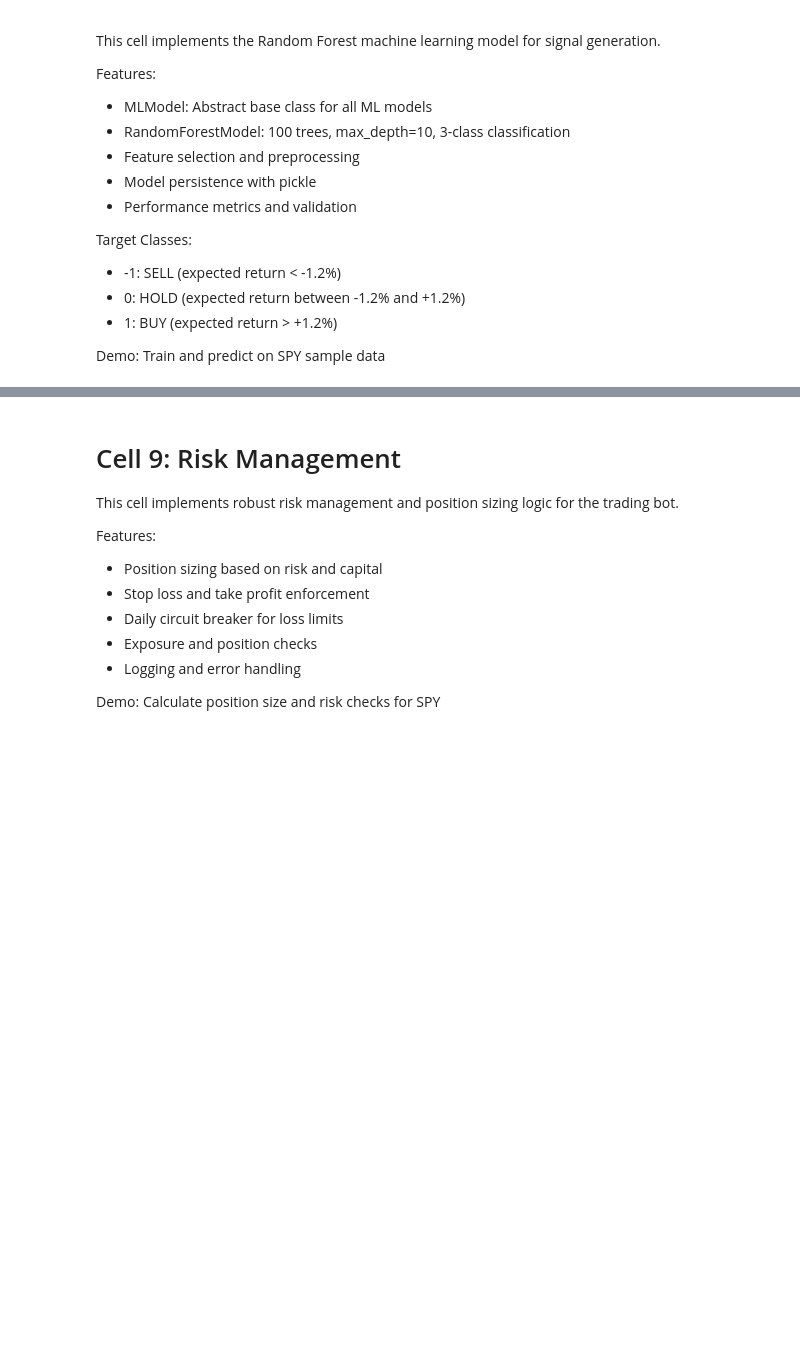
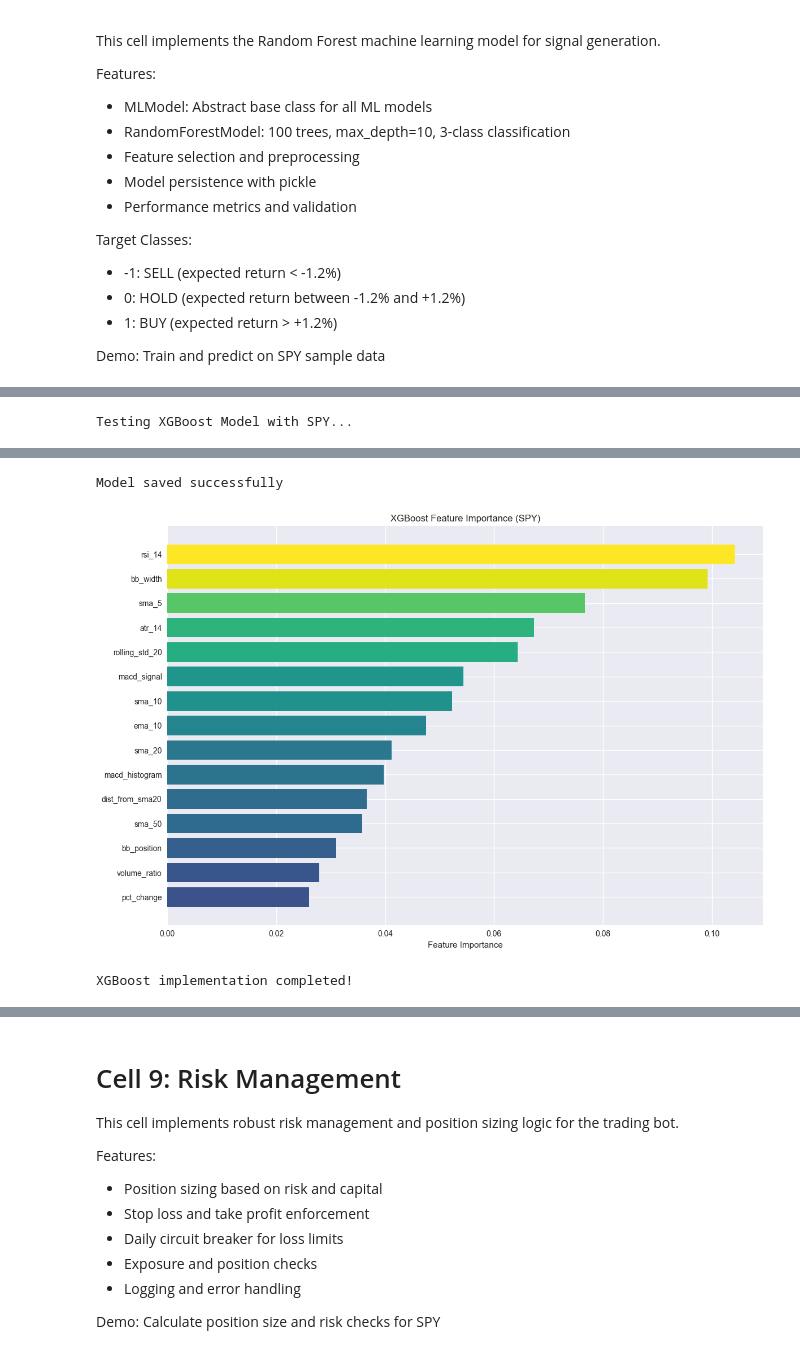
Before and after one commit to jobulisamy/algo-trade, a Jupyter notebook: algo_trading_bot.ipynb, the cells around one changed output, grey strips where cells are left out. Saved outputs shown, nothing was run; the diff lists cells and outputs as text; code cells hidden in the pictures; blank space fills up the shorter version.

```diff
--- a/algo_trading_bot.ipynb
+++ b/algo_trading_bot.ipynb
@@ -960,6 +988,10 @@ Features:
 
 Demo: Train and predict on SPY sample data
 # %%
+# ============================================================================
+# CELL 6: ML MODELS - XGBOOST
+# ============================================================================
+
 class XGBoostModel(MLModel):
     """XGBoost implementation for trading signals"""
     def __init__(self, symbol: str, n_estimators: int = 100, max_depth: int = 6, learning_rate: float = 0.1):
@@ -986,6 +1018,8 @@ class XGBoostModel(MLModel):
             if len(X) < 50:
                 logger.error(f"Insufficient clean data for {self.symbol}: {len(X)} samples")
                 return False
+            # Fix: Remap target labels from [-1,0,1] to [0,1,2] for XGBoost
+            y_xgb = y.replace({-1: 0, 0: 1, 1: 2})
             self.scaler = StandardScaler()
             X_scaled = self.scaler.fit_transform(X)
             self.model = xgb.XGBClassifier(
@@ -998,10 +1032,10 @@ class XGBoostModel(MLModel):
                 n_jobs=-1,
                 verbosity=0
             )
-            self.model.fit(X_scaled, y)
+            self.model.fit(X_scaled, y_xgb)
             self.feature_columns = available_features
             self.is_trained = True
-            train_score = self.model.score(X_scaled, y)
+            train_score = self.model.score(X_scaled, y_xgb)
             logger.info(f"XGB model trained for {self.symbol}: accuracy={train_score:.3f}")
             return True
         except Exception as e:
@@ -1019,13 +1053,11 @@ class XGBoostModel(MLModel):
                 return 0.0
             X_scaled = self.scaler.transform(X)
             proba = self.model.predict_proba(X_scaled)[0]
-            classes = self.model.classes_
-            if len(classes) == 3:
-                sell_prob = proba[np.where(classes == -1)[0][0]] if -1 in classes else 0
-                buy_prob = proba[np.where(classes == 1)[0][0]] if 1 in classes else 0
-                signal = buy_prob - sell_prob
-            else:
-                signal = 0.0
+            # Map back: 0->-1, 1->0, 2->1
+            sell_prob = proba[0]  # -1
+            hold_prob = proba[1]  # 0
+            buy_prob = proba[2]   # 1
+            signal = buy_prob - sell_prob
             return np.clip(signal, -1.0, 1.0)
         except Exception as e:
             logger.error(f"Error predicting with XGB model for {self.symbol}: {e}")
@@ -1067,24 +1099,39 @@ class XGBoostModel(MLModel):
             return False
 
 # Demo: Train XGBoost on SPY
-def train_xgb_demo():
-    print("Testing XGBoost Model with SPY...")
-    if not spy_with_target.empty and len(spy_with_target) > 50:
-        xgb_model = XGBoostModel('SPY')
-        training_success = xgb_model.train(spy_with_target)
-        if training_success:
-            signal = xgb_model.predict(spy_with_target)
-            print(f"\nXGBoost Results for SPY:")
-            print(f"Training: {'Success' if training_success else 'Failed'}")
-            print(f"Current Signal: {signal:.3f}")
-            print(f"Features Used: {len(xgb_model.feature_columns)}")
-            # Save model
-            xgb_model.save_model('models/SPY_xgb.pkl')
+print("Testing XGBoost Model with SPY...")
+if not spy_with_target.empty and len(spy_with_target) > 50:
+    xgb_model = XGBoostModel('SPY')
+    training_success = xgb_model.train(spy_with_target)
+    if training_success:
+        signal = xgb_model.predict(spy_with_target)
+        print(f"\nXGBoost Results for SPY:")
+        print(f"Training: {'Success' if training_success else 'Failed'}")
+        print(f"Current Signal: {signal:.3f}")
+        print(f"Features Used: {len(xgb_model.feature_columns)}")
+        if xgb_model.is_trained:
+            feature_importance = pd.DataFrame({
+                'feature': xgb_model.feature_columns,
+                'importance': xgb_model.model.feature_importances_
+            }).sort_values('importance', ascending=False)
+            print("\nTop 10 Important Features:")
+            display(feature_importance.head(10).style.background_gradient(cmap='Blues'))
+            xgb_model.save_model(f'models/SPY_xgb.pkl')
             print("Model saved successfully")
-        else:
-            print("XGBoost training failed")
+        plt.figure(figsize=(12, 8))
+        top_features = feature_importance.head(15)
+        plt.barh(range(len(top_features)), top_features['importance'],
+                color=plt.cm.viridis(top_features['importance'] / top_features['importance'].max()))
+        plt.yticks(range(len(top_features)), top_features['feature'])
+        plt.xlabel('Feature Importance')
+        plt.title('XGBoost Feature Importance (SPY)')
+        plt.gca().invert_yaxis()
+        plt.tight_layout()
+        plt.show()
     else:
-        print("Insufficient data for XGBoost training")
-    print("\nXGBoost implementation completed!")
-
-train_xgb_demo()
+        print("XGBoost training failed")
+else:
+    print("Insufficient data for XGBoost training")
+print("\nXGBoost implementation completed!")
+# %% [output]
+Testing XGBoost Model with SPY...
@@ -1091,3 +1157,6 @@ train_xgb_demo()
+Model saved successfully
+[figure, added]
+XGBoost implementation completed!
 # %% [markdown]
 # Cell 7: ML Models - LSTM
 
```
Also changed, not shown: parts of 21 cells of this notebook, 5 other files.
